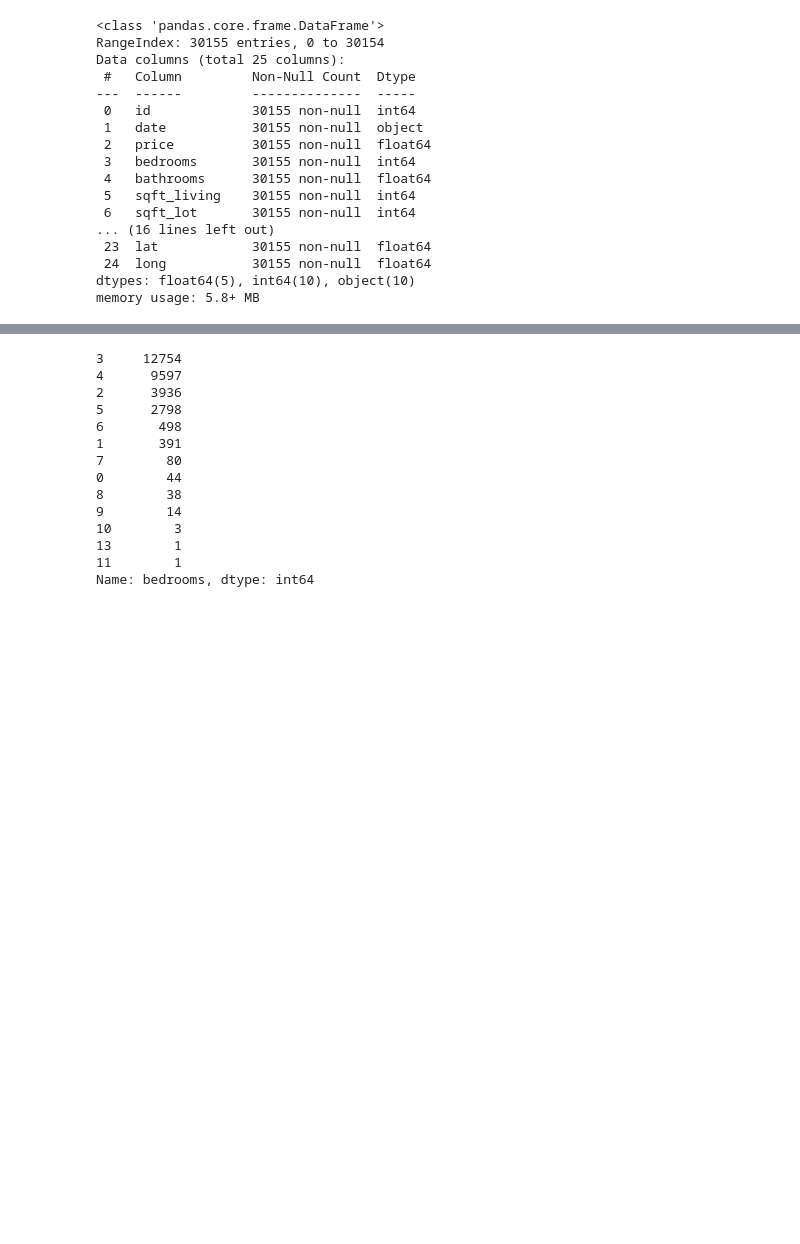
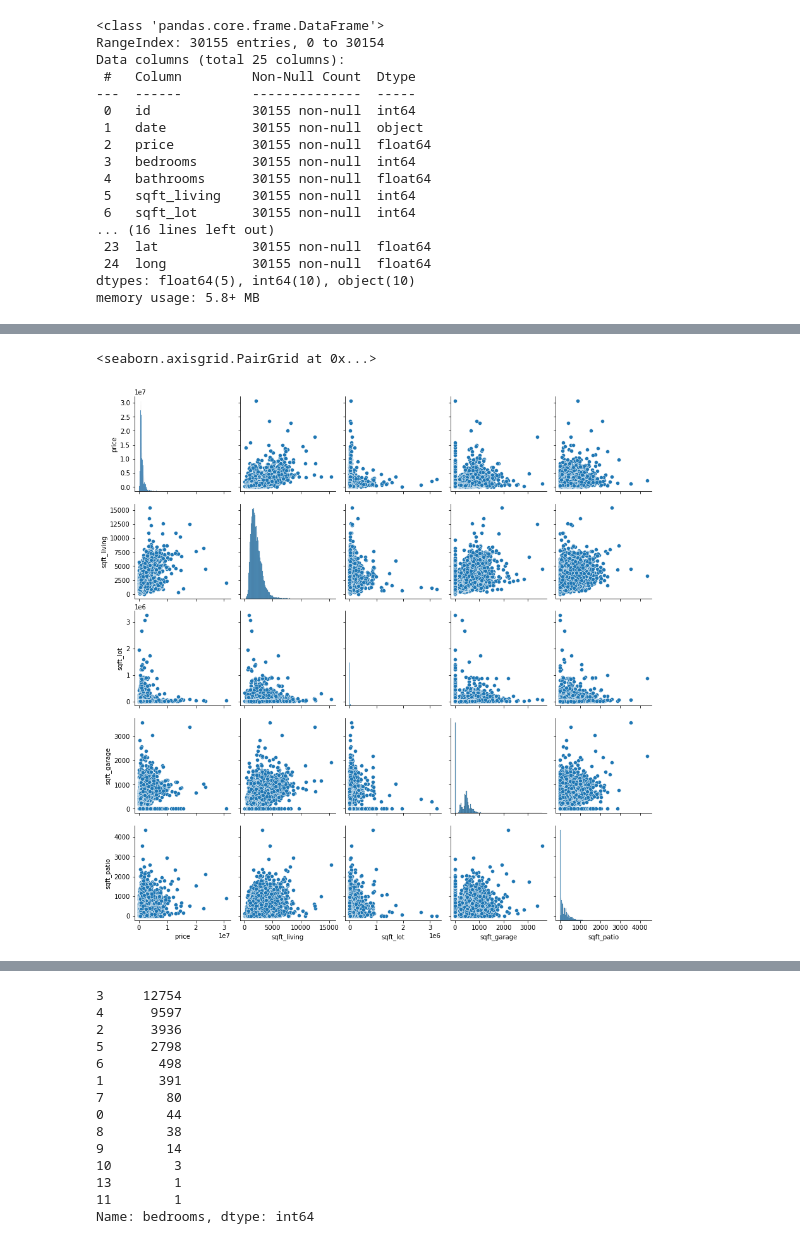
Before and after one commit to josecastillofl/Phase_2_Project, a Jupyter notebook: Untitled.ipynb, the cells around one changed output, grey strips where cells are left out. Cells and saved outputs as stored; diff of their text form; code cells hidden in the pictures; blank space fills up the shorter version.

```diff
--- a/Untitled.ipynb
+++ b/Untitled.ipynb
@@ -57,0 +90,5 @@ df.describe()
+# %%
+sns.pairplot()
+# %% [output]
+<seaborn.axisgrid.PairGrid at 0x...>
+[figure, added]
```
Also changed, not shown: parts of 58 cells of this notebook, 1 other file.
